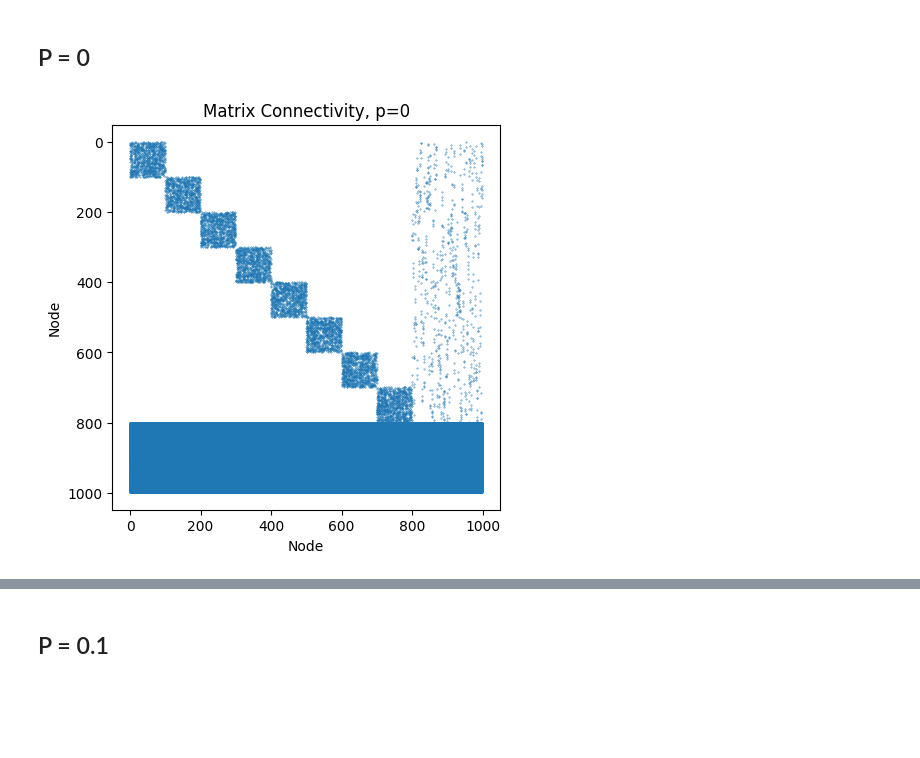
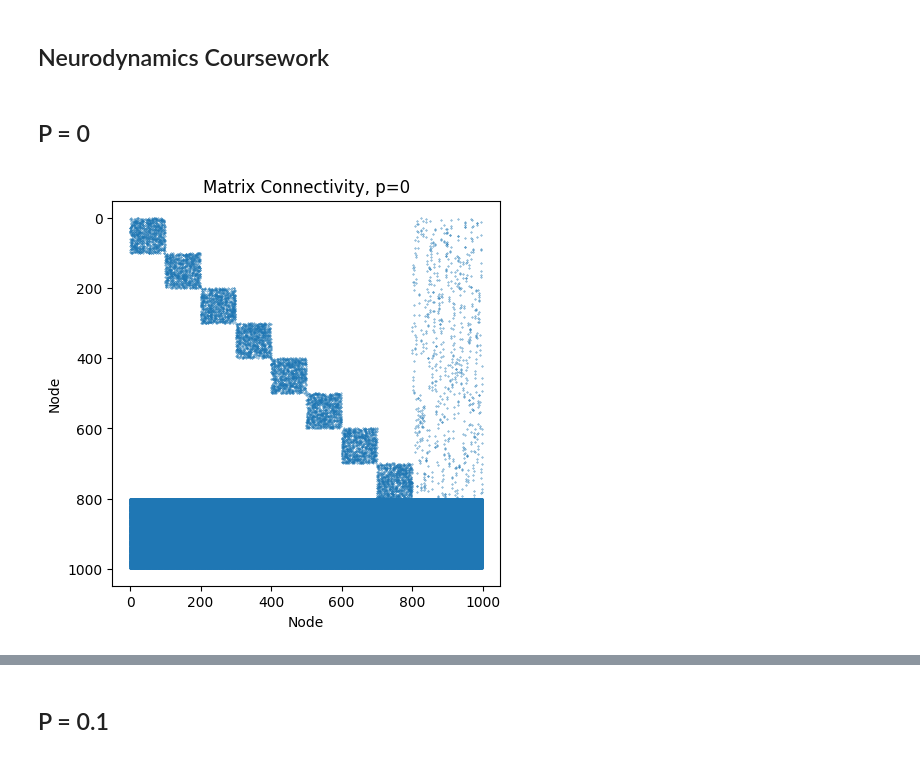
Before and after one commit to ZyWang7/Neurondynamics, a Jupyter notebook: CW.ipynb, the cells around one changed output, grey strips where cells are left out. Cells and saved outputs as stored; diff of their text form; code cells hidden in the pictures; blank space fills up the shorter version.

```diff
--- a/CW.ipynb
+++ b/CW.ipynb
@@ -5,0 +1,2 @@ from myModule import myNetwork
+# %% [markdown]
+## Neurodynamics Coursework
@@ -6,14 +5,13 @@ from myModule import myNetwork
 # %% [markdown]
 ## P = 0
 # %%
-N = 1000
-Dmax = 20
-myNet = myNetwork(N, Dmax)
+num_ex, num_in, num_ex_module, Dmax = 800, 200, 8, 20
+myNet = myNetwork(num_ex, num_in, num_ex_module, Dmax)
 myNet.set_all()
 
 myNet.plot_connectivity()
 # %% [output]
-[figure, old version]
+[figure, new version]
 # %%
 myNet.plot_raster(1000)
 # %% [output]
```
Also changed, not shown: parts of 22 cells of this notebook, 1 other file.
